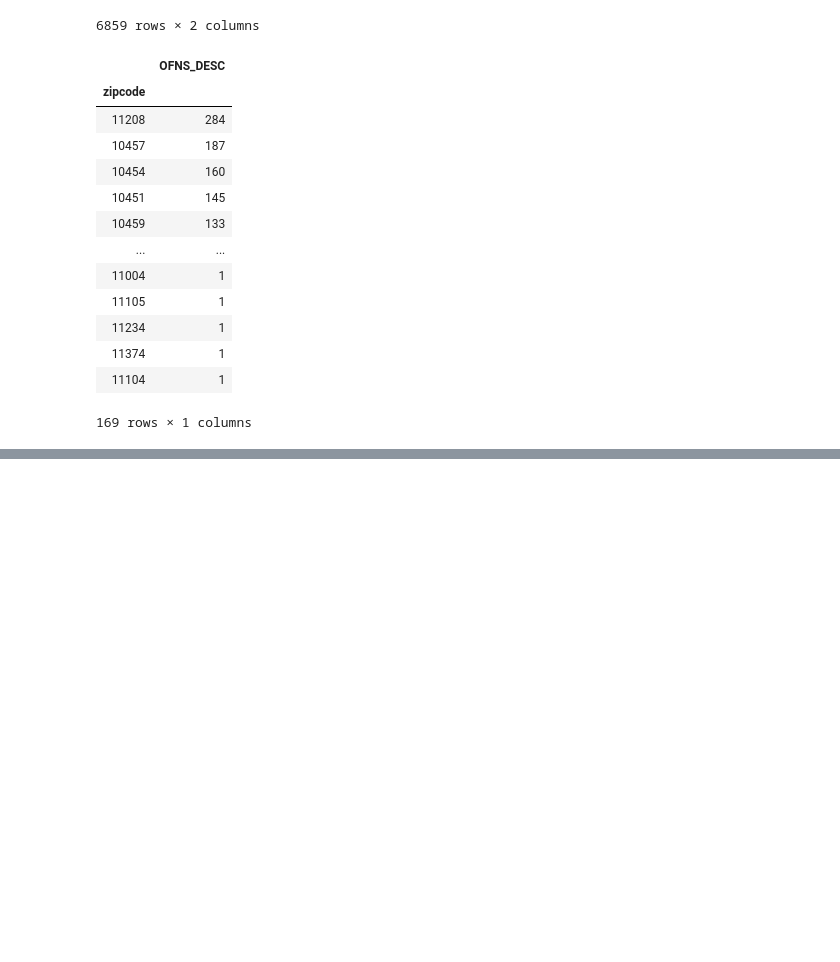
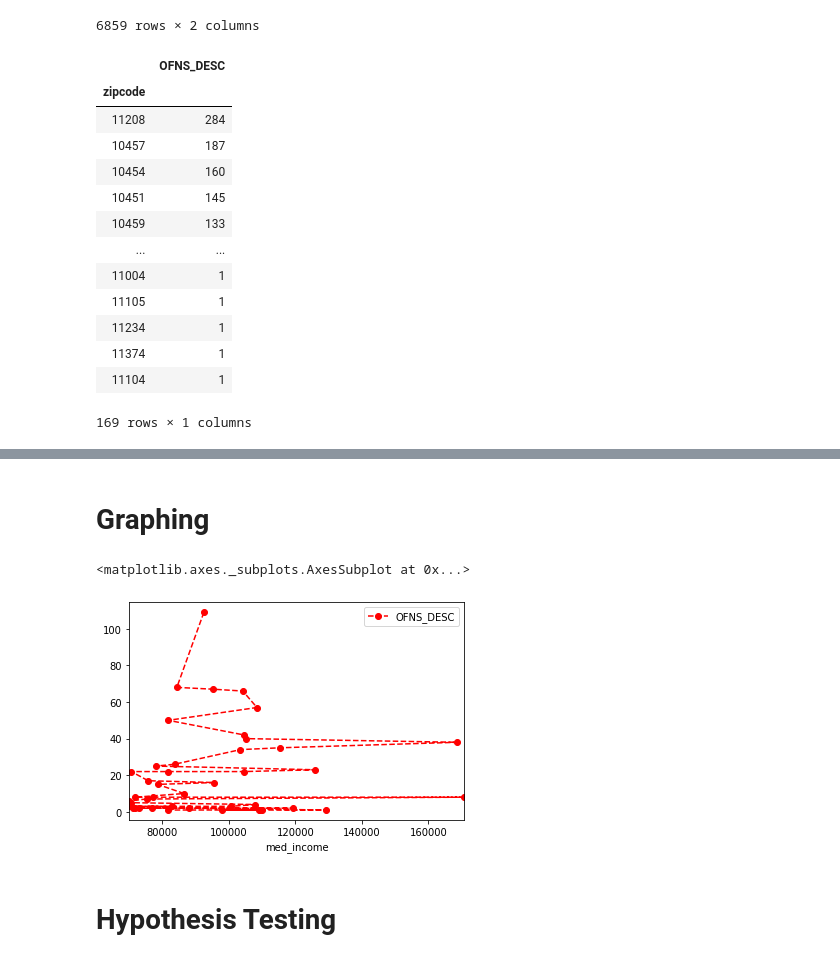
Before and after one commit to anitaguo49/Crime-NYC, a Jupyter notebook: Anita notebook.ipynb, the cells around one changed output, grey strips where cells are left out. Cells and saved outputs as stored; diff of their text form; code cells hidden in the pictures; blank space fills up the shorter version.

```diff
--- a/Anita notebook.ipynb
+++ b/Anita notebook.ipynb
@@ -182,0 +208,3 @@ Name: med_income, dtype: float64
+# %%
+df_merged = df_zip_ofns_count.merge(df1, on='zipcode')
+df_merged
@@ -182,0 +225,3 @@ Name: med_income, dtype: float64
+# %%
+df_new = df_merged.drop_duplicates()
+df_new
@@ -182,0 +242,4 @@ Name: med_income, dtype: float64
+# %%
+#added a new column for income_range: high income >=70000
+df_new['income_range'] = np.where(df_new['med_income']>=70000, 'high med_income','mid or low med_income')
+df_new
@@ -182,0 +266,5 @@ Name: med_income, dtype: float64
+# %%
+df_high_income = df_new[df_new['income_range'] == 'high med_income']
+print(df_high_income)
+
+df_high_income['OFNS_DESC'].mean()
@@ -182,0 +318,9 @@ Name: med_income, dtype: float64
+# %% [markdown]
+# Graphing
+# %%
+df_high_income.plot(x='med_income', y='OFNS_DESC',color='r',linestyle='dashed',marker='o')
+# %% [output]
+<matplotlib.axes._subplots.AxesSubplot at 0x...>
+[figure, added]
+# %% [markdown]
+# Hypothesis Testing
```
Also changed, not shown: parts of 37 cells of this notebook, 1 other file.
